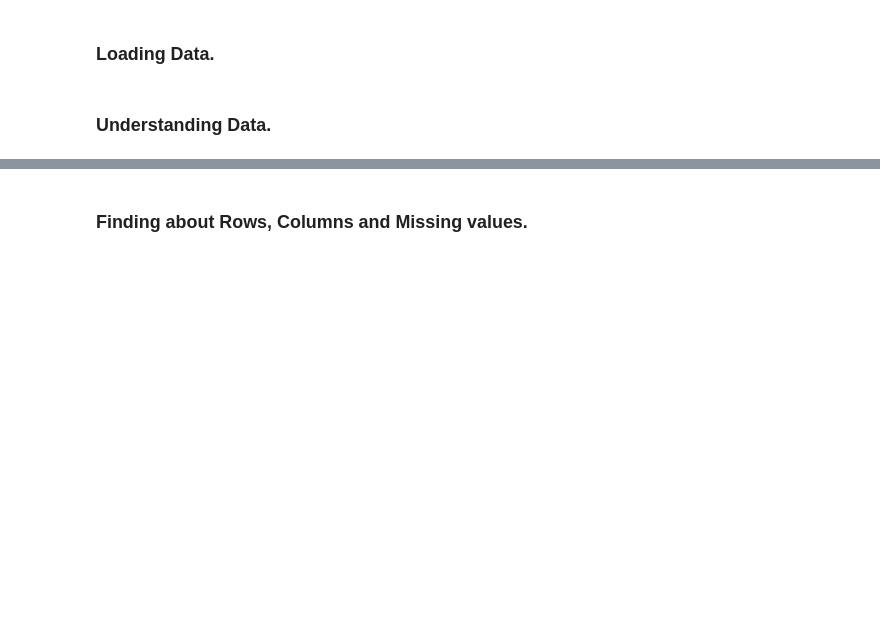
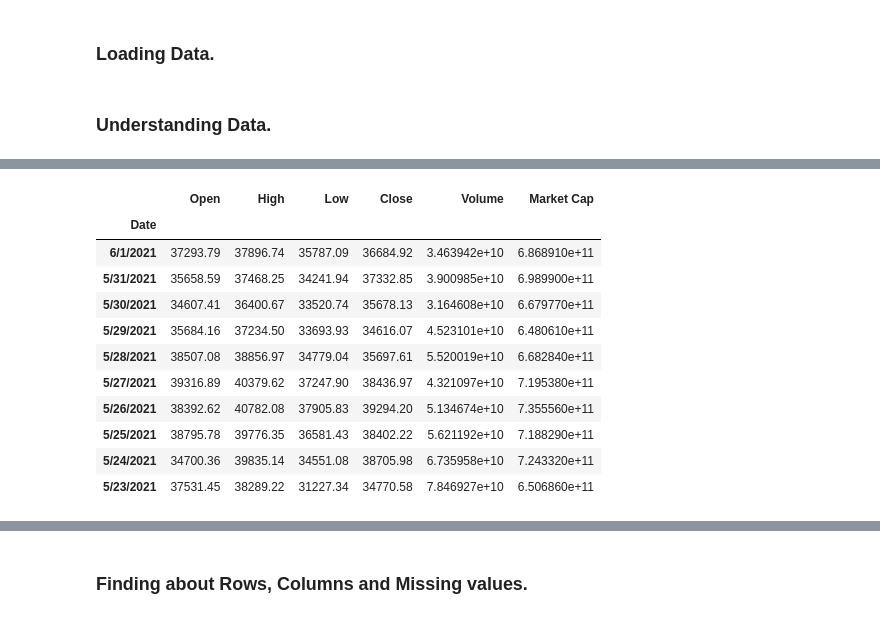
Before and after one commit to aashu26698/Cryptocurrencies-AnInfographic, a Jupyter notebook: Cryptocurrency EDA.ipynb, the cells around one changed output, grey strips where cells are left out. Drawn from its saved outputs; the diff is of its cells as text; code cells hidden in the pictures; blank space fills up the shorter version.

```diff
--- a/Cryptocurrency EDA.ipynb
+++ b/Cryptocurrency EDA.ipynb
@@ -22,0 +82,15 @@ banks.head(10)
+# %%
+btc_1year_market_cap.head(10)
+# %% [output]
+|  | Open | High | Low | Close | Volume | Market Cap |
+| Date |  |  |  |  |  |  |
+| 6/1/2021 | 37293.79 | 37896.74 | 35787.09 | 36684.92 | 3.463942e+10 | 6.868910e+11 |
+| 5/31/2021 | 35658.59 | 37468.25 | 34241.94 | 37332.85 | 3.900985e+10 | 6.989900e+11 |
+| 5/30/2021 | 34607.41 | 36400.67 | 33520.74 | 35678.13 | 3.164608e+10 | 6.679770e+11 |
+| 5/29/2021 | 35684.16 | 37234.50 | 33693.93 | 34616.07 | 4.523101e+10 | 6.480610e+11 |
+| 5/28/2021 | 38507.08 | 38856.97 | 34779.04 | 35697.61 | 5.520019e+10 | 6.682840e+11 |
+| 5/27/2021 | 39316.89 | 40379.62 | 37247.90 | 38436.97 | 4.321097e+10 | 7.195380e+11 |
+| 5/26/2021 | 38392.62 | 40782.08 | 37905.83 | 39294.20 | 5.134674e+10 | 7.355560e+11 |
+| 5/25/2021 | 38795.78 | 39776.35 | 36581.43 | 38402.22 | 5.621192e+10 | 7.188290e+11 |
+| 5/24/2021 | 34700.36 | 39835.14 | 34551.08 | 38705.98 | 6.735958e+10 | 7.243320e+11 |
+| 5/23/2021 | 37531.45 | 38289.22 | 31227.34 | 34770.58 | 7.846927e+10 | 6.506860e+11 |
```
Also changed, not shown: parts of 65 cells of this notebook.
